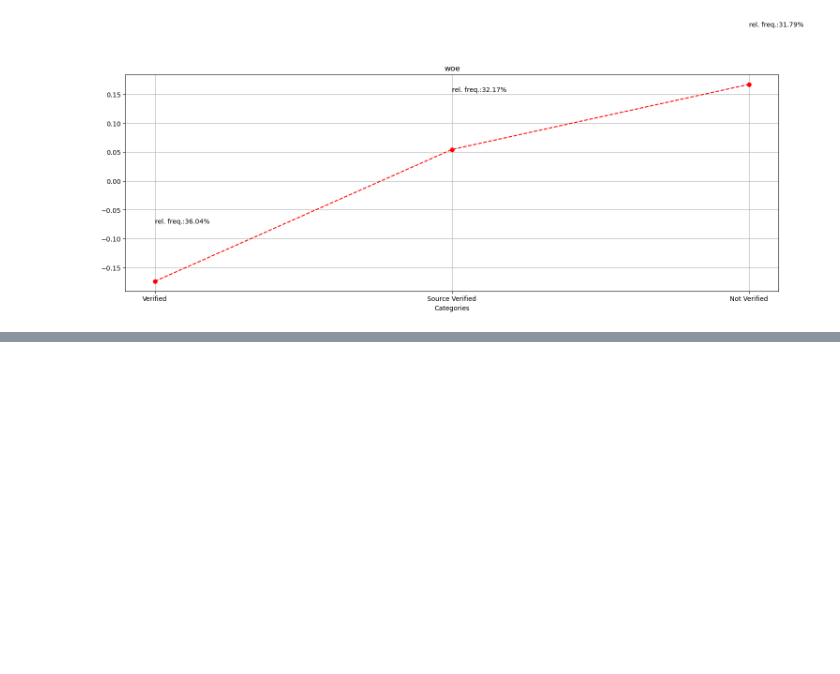
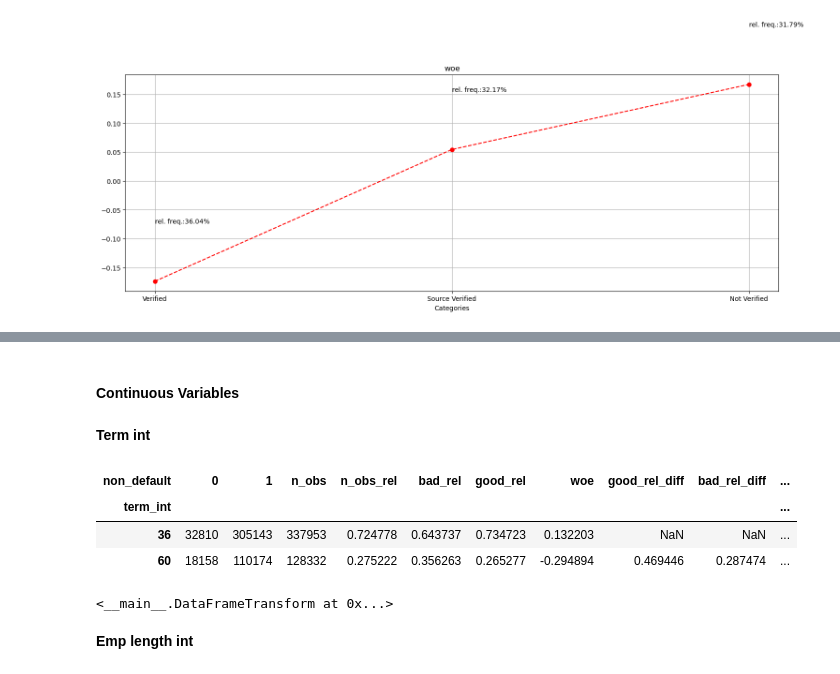
Before and after one commit to Xavi-Linux/CaRMeLo, a Jupyter notebook: notebooks/Data_preparation.ipynb, the cells around one changed output, grey strips where cells are left out. Drawn from its saved outputs; the diff is of its cells as text; code cells hidden in the pictures; blank space fills up the shorter version.

```diff
--- a/notebooks/Data_preparation.ipynb
+++ b/notebooks/Data_preparation.ipynb
@@ -474,0 +560,10 @@ dft.transform(cat_df, remove_originals=True)
+# %% [markdown]
+#### Continuous Variables
+# %%
+continuous_vars: List[str] = [
+    'term_int',
+    'non_default',
+    'emp_length_iintnt'
+]
+# %%
+continuous_df: pd.DataFrame = df[continuous_vars]
@@ -474,0 +572,9 @@ dft.transform(cat_df, remove_originals=True)
+# %% [markdown]
+**Term int**
+# %%
+calculate_woe_iv(continuous_df, continuous_df['term_int'], continuous_df['non_default'], multilevel_index=False, sort_by_woe=False)
+# %% [output]
+| non_default | 0 | 1 | n_obs | n_obs_rel | bad_rel | good_rel | woe | good_rel_diff | bad_rel_diff | ... |
+| term_int |  |  |  |  |  |  |  |  |  | ... |
+| 36 | 32810 | 305143 | 337953 | 0.724778 | 0.643737 | 0.734723 | 0.132203 | NaN | NaN | ... |
+| 60 | 18158 | 110174 | 128332 | 0.275222 | 0.356263 | 0.265277 | -0.294894 | 0.469446 | 0.287474 | ... |
@@ -474,0 +583,6 @@ dft.transform(cat_df, remove_originals=True)
+# %%
+continuous_dft.add_child(term_int_groups)
+# %% [output]
+<__main__.DataFrameTransform at 0x...>
+# %% [markdown]
+**Emp length int**
```
Also changed, not shown: parts of 18 cells of this notebook.
